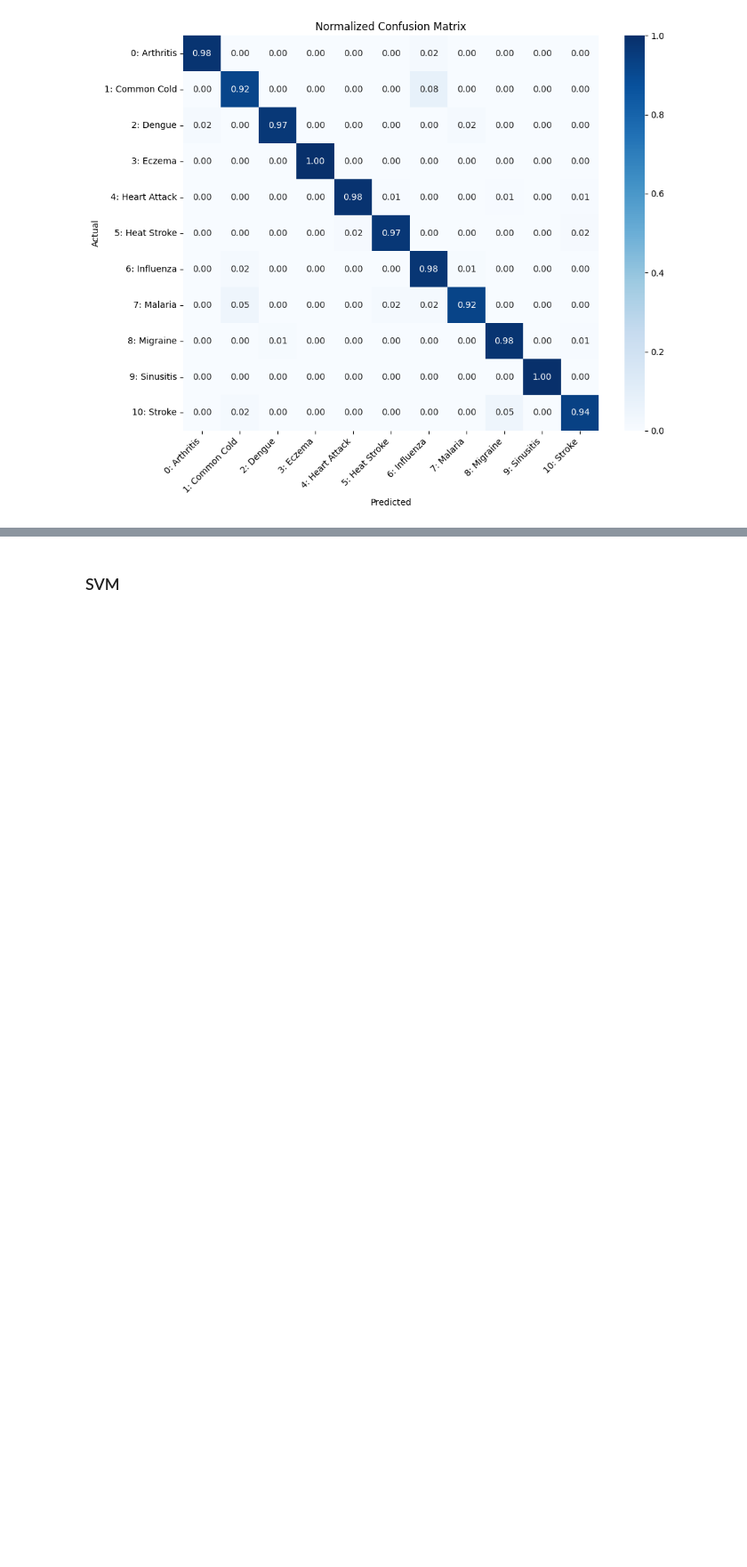
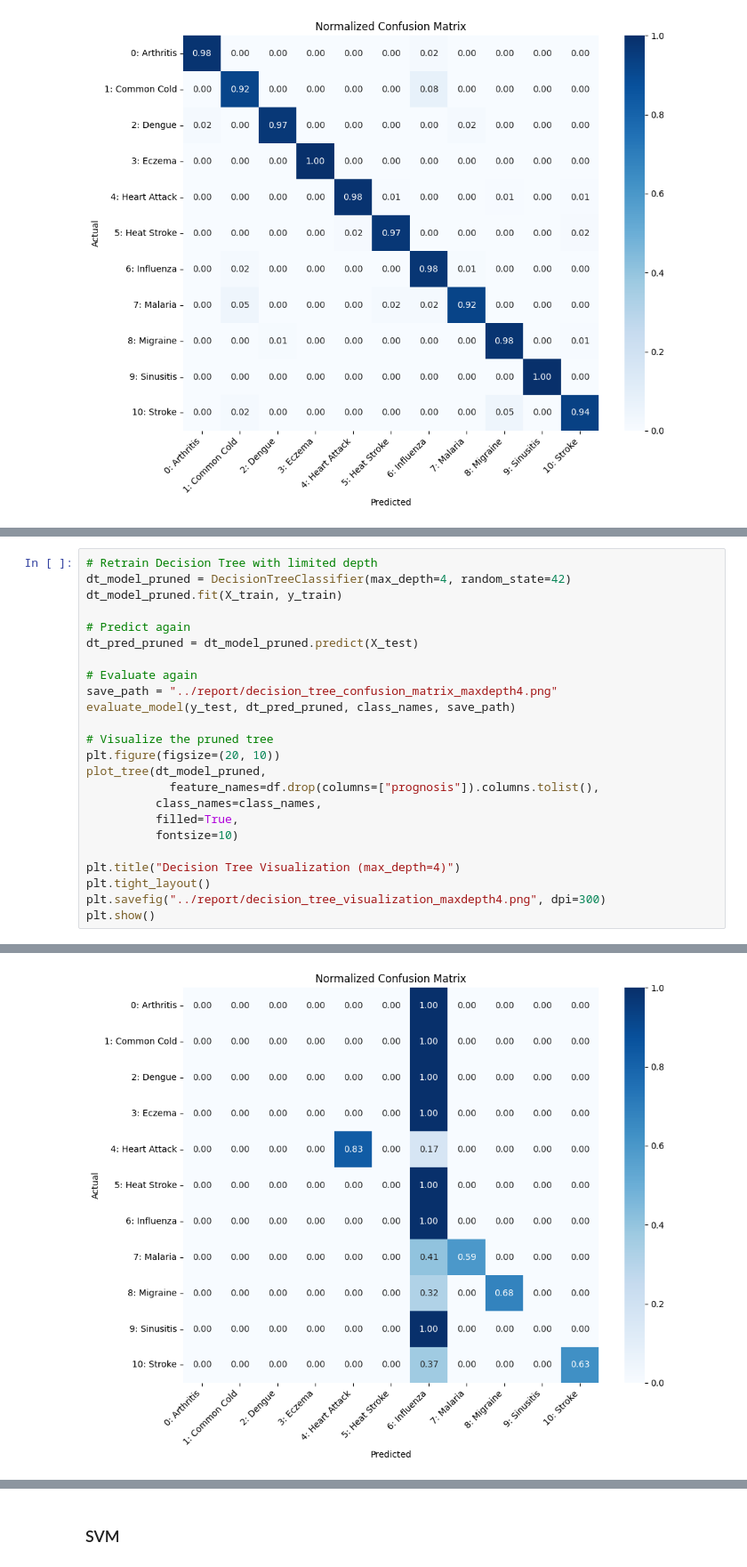
Before and after one commit to Mbaka11/20251R0136COSE47101, a Jupyter notebook: notebooks/03_Classification.ipynb, the cells around one changed output, grey strips where cells are left out. Shown at 89% size. Saved outputs shown, nothing was run; the diff lists cells and outputs as text; blank space fills up the shorter version.

```diff
--- a/notebooks/03_Classification.ipynb
+++ b/notebooks/03_Classification.ipynb
@@ -450,0 +493,25 @@ weighted avg       0.97      0.97      0.97       997
+# %%
+# Retrain Decision Tree with limited depth
+dt_model_pruned = DecisionTreeClassifier(max_depth=4, random_state=42)
+dt_model_pruned.fit(X_train, y_train)
+
+# Predict again
+dt_pred_pruned = dt_model_pruned.predict(X_test)
+
+# Evaluate again
+save_path = "../report/decision_tree_confusion_matrix_maxdepth4.png"
+evaluate_model(y_test, dt_pred_pruned, class_names, save_path)
+
+# Visualize the pruned tree
+plt.figure(figsize=(20, 10))
+plot_tree(dt_model_pruned,
+            feature_names=df.drop(columns=["prognosis"]).columns.tolist(),
+          class_names=class_names,
+          filled=True,
+          fontsize=10)
+
+plt.title("Decision Tree Visualization (max_depth=4)")
+plt.tight_layout()
+plt.savefig("../report/decision_tree_visualization_maxdepth4.png", dpi=300)
+plt.show()
+# %% [output]
@@ -450,0 +536 @@ weighted avg       0.97      0.97      0.97       997
+[figure, added]
```
Also changed, not shown: parts of 5 cells of this notebook, 3 other files.
